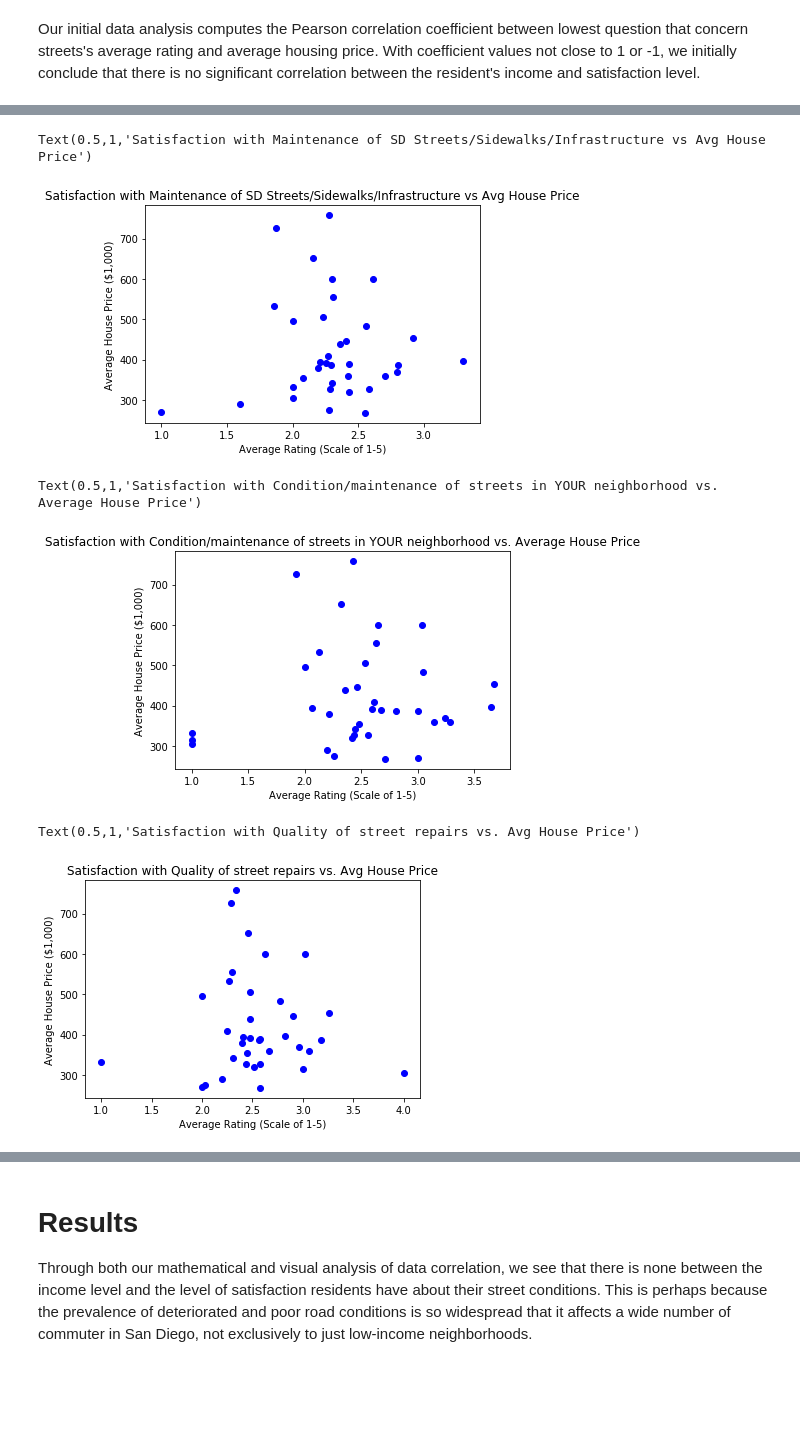
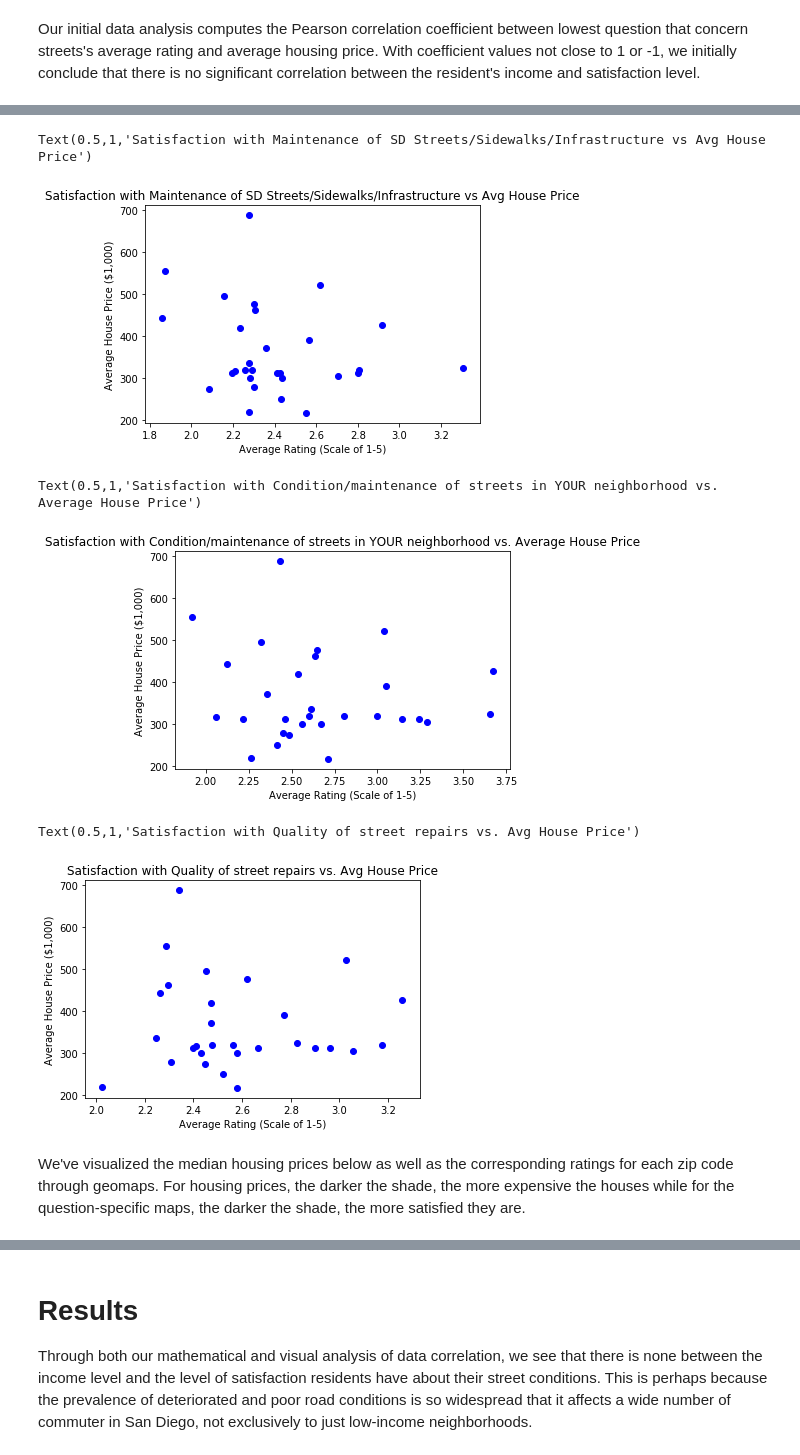
Before and after one commit to maggietsui/Final_Project_COGS108, a Jupyter notebook: Jean.ipynb, the cells around one changed output, grey strips where cells are left out. Saved outputs shown, nothing was run; the diff lists cells and outputs as text; code cells hidden in the pictures; blank space fills up the shorter version.

Commit message:
made edits on housing data

```diff
--- a/Jean.ipynb
+++ b/Jean.ipynb
@@ -221,27 +221,29 @@ Text(0.5,1,'Satisfaction with Condition/Maintenance of SD Streets vs. Avg House
 # %%
-Q3_8_scatter = plt.scatter(rating_and_price['Q3_8'], rating_and_price['2017-09'], c='blue')
+Q3_8_scatter = plt.scatter(rating_and_price['Q3_8'], rating_and_price['2015-01'], c='blue')
 plt.xlabel('Average Rating (Scale of 1-5)')
 plt.ylabel('Average House Price ($1,000)')
 plt.title('Satisfaction with Maintenance of SD Streets/Sidewalks/Infrastructure vs Avg House Price')
 # %% [output]
 Text(0.5,1,'Satisfaction with Maintenance of SD Streets/Sidewalks/Infrastructure vs Avg House Price')
-[figure, old version]
+[figure, new version]
 # %%
-Q8_4_scatter = plt.scatter(rating_and_price['Q8_4'], rating_and_price['2017-09'], c='blue')
+Q8_4_scatter = plt.scatter(rating_and_price['Q8_4'], rating_and_price['2015-01'], c='blue')
 plt.xlabel('Average Rating (Scale of 1-5)')
 plt.ylabel('Average House Price ($1,000)')
 plt.title('Satisfaction with Condition/maintenance of streets in YOUR neighborhood vs. Average House Price')
 # %% [output]
 Text(0.5,1,'Satisfaction with Condition/maintenance of streets in YOUR neighborhood vs. Average House Price')
-[figure, old version]
+[figure, new version]
 # %%
-Q8_10_scatter = plt.scatter(rating_and_price['Q8_10'], rating_and_price['2017-09'], c='blue')
+Q8_10_scatter = plt.scatter(rating_and_price['Q8_10'], rating_and_price['2015-01'], c='blue')
 plt.xlabel('Average Rating (Scale of 1-5)')
 plt.ylabel('Average House Price ($1,000)')
 plt.title('Satisfaction with Quality of street repairs vs. Avg House Price')
 # %% [output]
 Text(0.5,1,'Satisfaction with Quality of street repairs vs. Avg House Price')
-[figure, old version]
+[figure, new version]
+# %% [markdown]
+We've visualized the median housing prices below as well as the corresponding ratings for each zip code through geomaps. For housing prices, the darker the shade, the more expensive the houses while for the question-specific maps, the darker the shade, the more satisfied they are.
 # %%
 %%HTML
 <script type='text/javascript'src='https://us-west-2b.online.tableau.com/javascripts/api/viz_v1.js'></script><div class='tableauPlaceholder' style='width: 1280px; height: 525px;'><object class='tableauViz' width='1280' height='525' style='display:none;'><param name='host_url' value='https%3A%2F%2Fus-west-2b.online.tableau.com%2F' /> <param name='embed_code_version' value='3' /> <param name='site_root' value='&#47;t&#47;cogs108' /><param name='name' value='avg_ratings_geomaps&#47;2015HousePrices' /><param name='tabs' value='yes' /><param name='toolbar' value='yes' /><param name='showAppBanner' value='false' /><param name='filter' value='iframeSizedToWindow=true' /></object></div>
```
Also changed, not shown: parts of 4 cells of this notebook.
